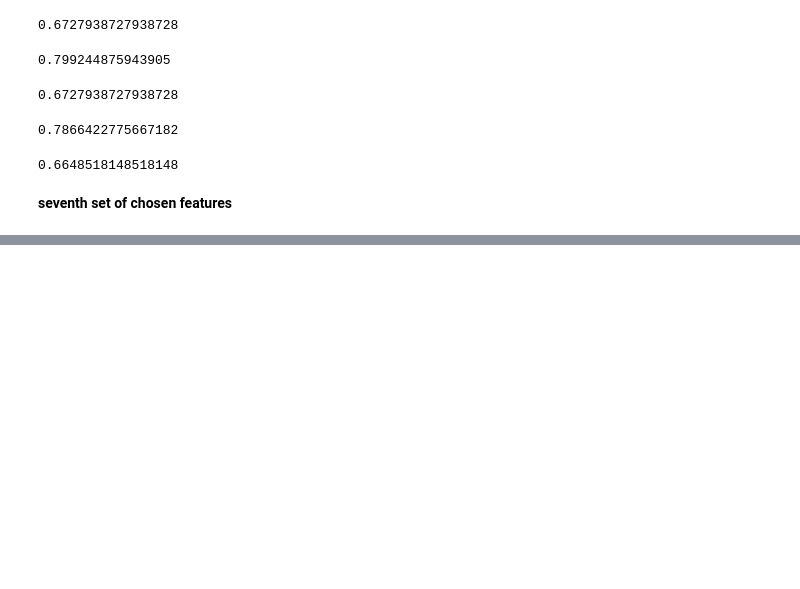
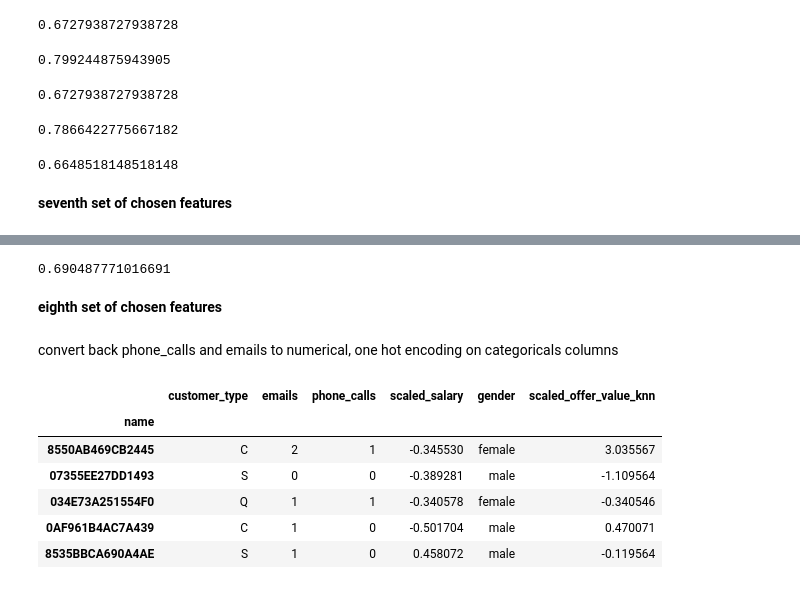
Before and after one commit to mjasieczko/new_offer_success_predictor, a Jupyter notebook: notebooks/2_Modelling.ipynb, the cells around one changed output, grey strips where cells are left out. Drawn from its saved outputs; the diff is of its cells as text; code cells hidden in the pictures; blank space fills up the shorter version.

```diff
--- a/notebooks/2_Modelling.ipynb
+++ b/notebooks/2_Modelling.ipynb
@@ -823,0 +992,8 @@ columns_to_use_for_training7 = ['customer_type', 'gender', 'emails', 'phone_call
+# %%
+max(log7.cv_results_['mean_test_score'])
+# %% [output]
+0.690487771016691
+# %% [markdown]
+**eighth set of chosen features**
+# %% [markdown]
+convert back phone_calls and emails to numerical, one hot encoding on categoricals columns
@@ -823,0 +1002,12 @@ columns_to_use_for_training7 = ['customer_type', 'gender', 'emails', 'phone_call
+# %%
+features_set_eighth = num_processed_train_df[columns_to_use_for_training8]
+# %%
+features_set_eighth.head()
+# %% [output]
+|  | customer_type | emails | phone_calls | scaled_salary | gender | scaled_offer_value_knn |
+| name |  |  |  |  |  |  |
+| 8550AB469CB2445 | C | 2 | 1 | -0.345530 | female | 3.035567 |
+| 07355EE27DD1493 | S | 0 | 0 | -0.389281 | male | -1.109564 |
+| 034E73A251554F0 | Q | 1 | 1 | -0.340578 | female | -0.340546 |
+| 0AF961B4AC7A439 | C | 1 | 0 | -0.501704 | male | 0.470071 |
+| 8535BBCA690A4AE | S | 1 | 0 | 0.458072 | male | -0.119564 |
```
Also changed, not shown: parts of 42 cells of this notebook.
